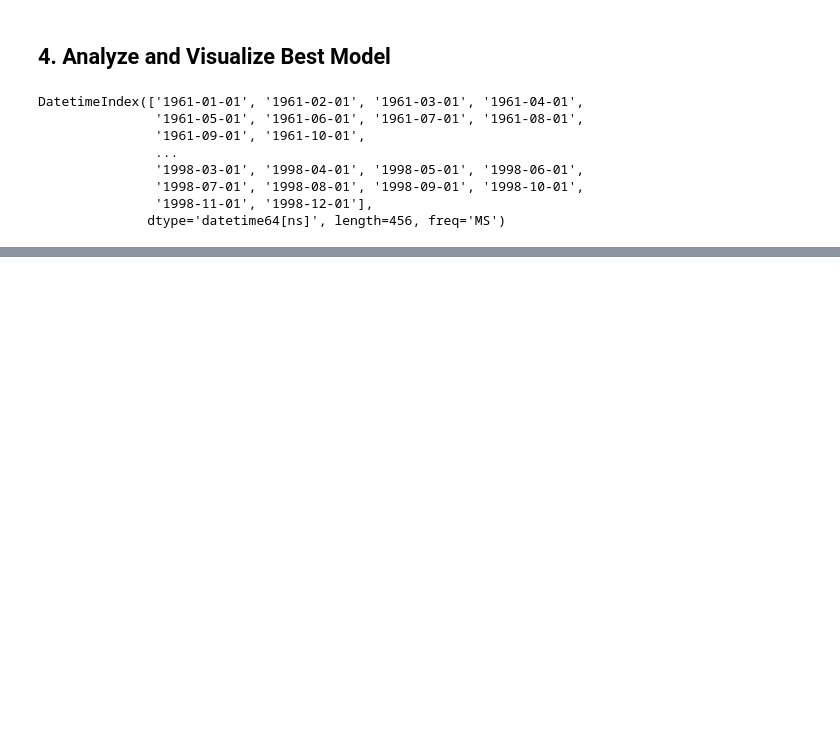
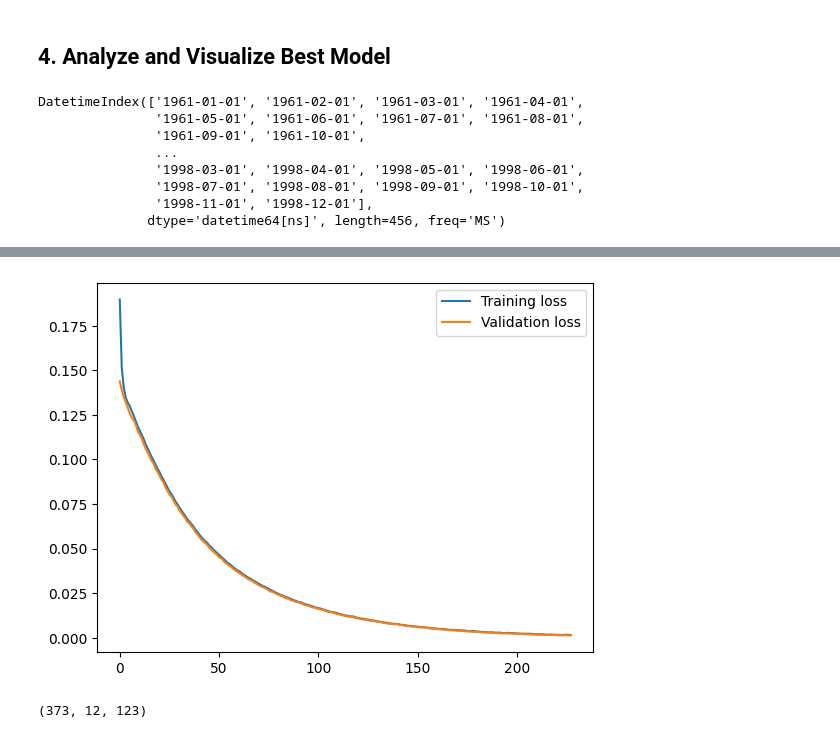
Before and after one commit to rproner1/MacroAtRisk, a Jupyter notebook: tune_dmq.ipynb, the cells around one changed output, grey strips where cells are left out. Cells and saved outputs as stored; diff of their text form; code cells hidden in the pictures; blank space fills up the shorter version.

```diff
--- a/tune_dmq.ipynb
+++ b/tune_dmq.ipynb
@@ -33,8 +37,9 @@ with open("./config/config.yaml", "r") as f:
 # %% [markdown]
 ## 2. Data Preparation
 # %%
-target_path = './data/processed/us_4q_fred_y.parquet'
-input_paths = ['./data/processed/us_4q_fred_x.parquet']
+target_path = './data/processed/us_4q_fred_y.csv'
+input_paths = ['./data/processed/us_4q_fred_x.csv',
+               './data/processed/us_4q_oap_vw_x_stationary.csv']
 
 # Prepare data (including RNN sequences)
 non_rnn_data, rnn_data, meta_data = prepare_quantile_data(
@@ -184,6 +168,30 @@ Name: Infl_yoy, Length: 324, dtype: float64
 # %%
 # Get best hyperparameters
-best_params = study.best_params
+# best_params = study.best_params
+best_params = {
+    'l2': 0.0001,
+    'l1': 0.0,
+    'lr': 1e-3
+}
+builder_params = {
+    'input_shape': X_train_rnn.shape[1:],
+    'lower_quantiles': [q for q in [0.05, 0.25, 0.5, 0.75, 0.95] if q < 0.5],
+    'upper_quantiles': [q for q in [0.05, 0.25, 0.5, 0.75, 0.95] if q > 0.5],
+    'recurrent_layer_type': 'lstm',
+    'num_heads': 1,
+    'loss_weights': [0.28, 0.17, 0.11, 0.17, 0.28],
+    'norm_fn': 'layer',
+    'n_recurrent_layers': 2,
+    'n_shared_layers': 2,
+    'n_qtask_layers': 2,
+    'n_recurrent_nodes': 128,
+    'n_shared_nodes': 64,
+    'n_task_nodes': 32,
+    'recurrent_norm': True,
+    'shared_norm': True,
+    'task_norm': True
+}
+builder_params.update(best_params)
 # best_params ={
 #     'n_recurrent_layers': 1,
 #     'n_shared_layers': 1,
@@ -199,25 +207,40 @@ quantiles = [0.05, 0.25, 0.5, 0.75, 0.95]
 
 # Build and train the best model on the full training data
 best_model = build_dmq_v0(
-    input_shape=X_train_rnn.shape[1:],
-    lower_quantiles=[q for q in quantiles if q < 0.5],
-    upper_quantiles=[q for q in quantiles if q > 0.5],
-    loss_weights=[0.28, 0.17, 0.11, 0.17, 0.28],
-    recurrent_layer_type='xlstm',
-    **best_params
+    **builder_params
 )
 
-best_model.fit(
-    X_train_rnn, y_train_rnn,
-    epochs=200, # Train for longer on the final model
+subset_size = 1.0
+n = X_train_full_rnn.shape[0]
+
+history = best_model.fit(
+    X_train_full_rnn[:int(n*subset_size)], y_train_full_rnn[:int(n*subset_size)],
+    epochs=300,
     batch_size=32,
     validation_data=(X_val_rnn, y_val_rnn),
-    callbacks=[EarlyStopping(monitor='val_loss', patience=5, min_delta=1e-4, restore_best_weights=True)],
+    callbacks=[
+        # keras.callbacks.ModelCheckpoint(
+        #     'tuning_checkpoint.keras',
+        #     monitor='val_loss',
+        #     save_best_only=True
+        # ),
+        EarlyStopping(
+            monitor='val_loss',
+            patience=5,
+            min_delta=1e-4,
+            restore_best_weights=True
+            )
+    ],
     verbose=1,
     shuffle=False
 )
 
 # Make predictions on the test set
-train_preds = best_model.predict(X_train_full_rnn)
+train_preds = best_model.predict(X_train_full_rnn[:int(n*subset_size)])
 test_preds = best_model.predict(X_test_rnn_full)
+
+plt.plot(history.history['loss'], label='Training loss')
+plt.plot(history.history['val_loss'], label='Validation loss')
+plt.legend()
+plt.show()
 # %% [output]
@@ -240,4 +263,9 @@ Epoch 28/200
 11/11 ━━━━━━━━━━━━━━━━━━━━ 0s 8ms/step
+[figure, added]
+# %%
+X_train_rnn.shape
+# %% [output]
+(373, 12, 123)
 # %%
 # --- Correctly Calculate Benchmarks and Scores ---
 
```
Also changed, not shown: parts of 9 cells of this notebook, 2 other files.
